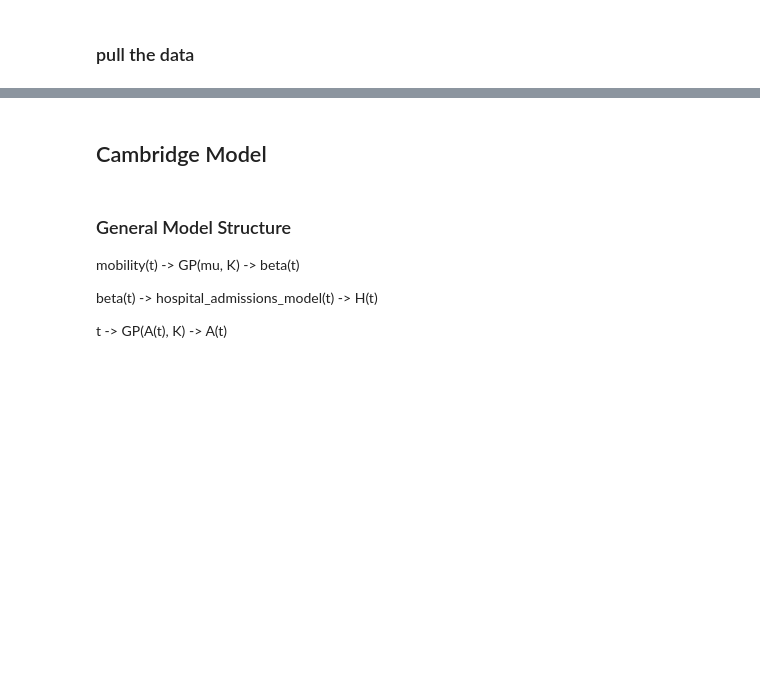
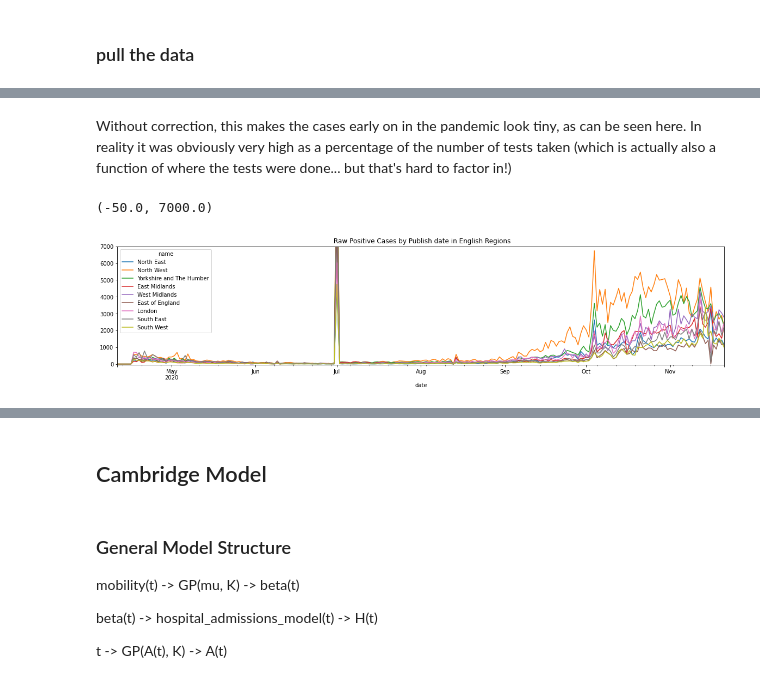
Before and after one commit to SamHollings/covid19_analysis, a Jupyter notebook: Cambridge_CPAS_paper.ipynb, the cells around one changed output, grey strips where cells are left out. Drawn from its saved outputs; the diff is of its cells as text; code cells hidden in the pictures; blank space fills up the shorter version.

```diff
--- a/Cambridge_CPAS_paper.ipynb
+++ b/Cambridge_CPAS_paper.ipynb
@@ -97,0 +129,8 @@ ax = df_england_nhse_feed.set_index('date')['log_newCasesBySpecDatePositiveRate'
+# %% [markdown]
+Without correction, this makes the cases early on in the pandemic look tiny, as can be seen here. In reality it was obviously very high as a percentage of the number of tests taken (which is actually also a function of where the tests were done... but that's hard to factor in!)
+# %%
+df_region_nhse_feed.query("date > '2020-04-10'")['newCasesByPublishDate'].unstack().dropna().plot(figsize=(20,4), title=' Raw Positive Cases by Publish date in English Regions')
+plt.ylim(-50,7000)
+# %% [output]
+(-50.0, 7000.0)
+[figure, added]
```
Also changed, not shown: parts of 50 cells of this notebook, 7 other files.
